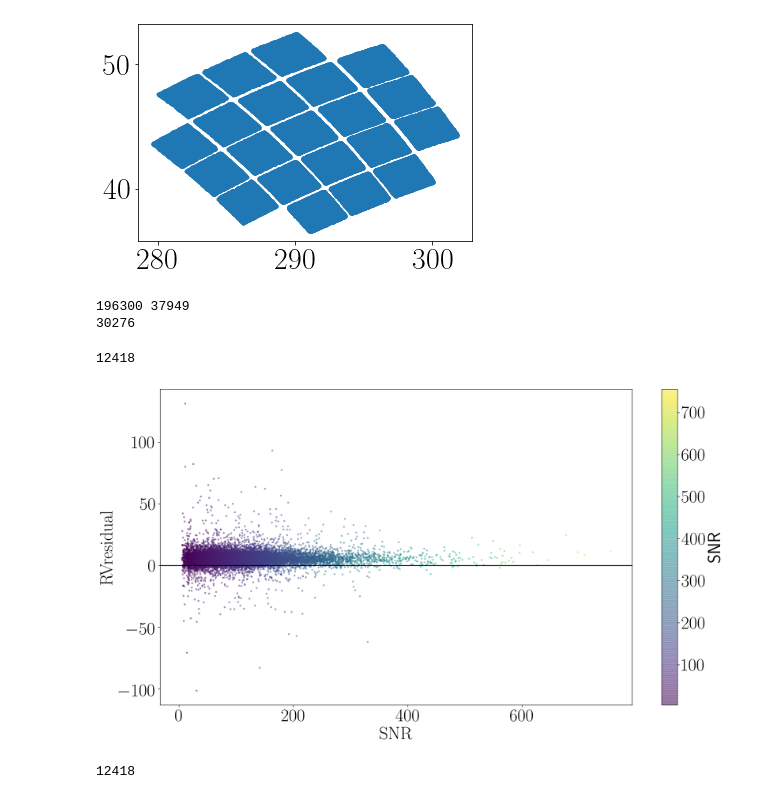
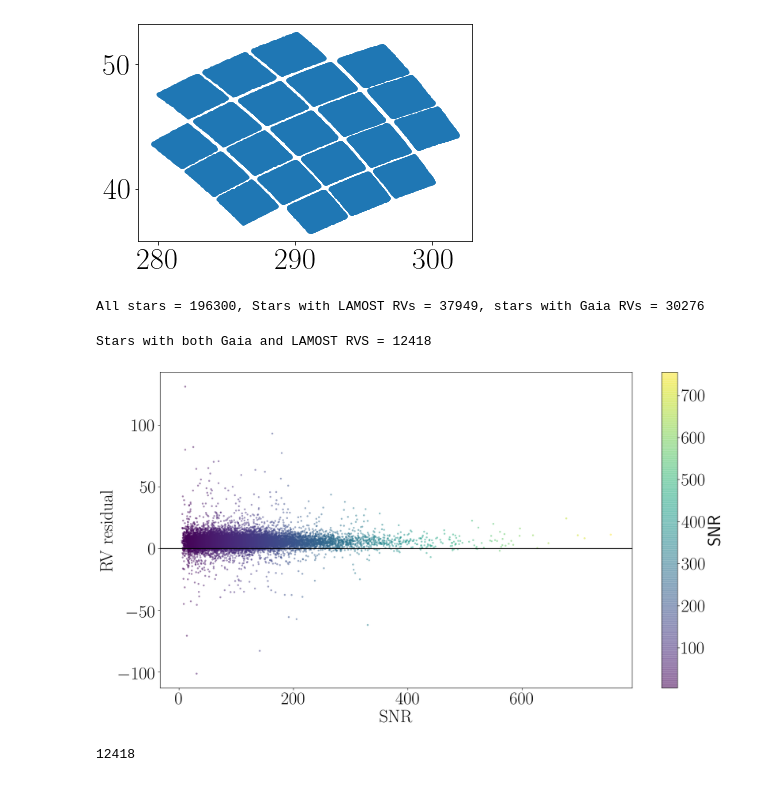
Before and after one commit to RuthAngus/kepler_kinematics, a Jupyter notebook: notebooks/Examining_the_LAMOST_crossmatch.ipynb, the cells around one changed output. Saved outputs shown, nothing was run; the diff lists cells and outputs as text; code cells hidden in the pictures.

```diff
--- a/notebooks/Examining_the_LAMOST_crossmatch.ipynb
+++ b/notebooks/Examining_the_LAMOST_crossmatch.ipynb
@@ -45,37 +28,27 @@ plt.plot(lamost_gaia.ra_6dp, lamost_gaia.dec_6dp, ".")
 [figure]
 # %%
 m = np.isfinite(lamost_gaia.stellar_rv.values)
-print(len(lamost_gaia), sum(m))
 _m = np.isfinite(lamost_gaia.radial_velocity.values) & (lamost_gaia.radial_velocity.values != 0)
-print(sum(_m))
+print(f"All stars = {len(lamost_gaia)}, Stars with LAMOST RVs = {sum(m)}, stars with Gaia RVs = {sum(_m)}")
 # %% [output]
-196300 37949
-30276
+All stars = 196300, Stars with LAMOST RVs = 37949, stars with Gaia RVs = 30276
+# %%
+m = np.isfinite(lamost_gaia.stellar_rv.values) & np.isfinite(lamost_gaia.radial_velocity.values) \
+    & (lamost_gaia.radial_velocity.values != 0) & (abs(lamost_gaia.stellar_rv_err.values) < 100)
+print(f"Stars with both Gaia and LAMOST RVS = {sum(m)}")
+# %% [output]
+Stars with both Gaia and LAMOST RVS = 12418
 # %%
-m = np.isfinite(lamost_gaia.stellar_rv.values) & np.isfinite(lamost_gaia.radial_velocity.values) \
-    & (lamost_gaia.radial_velocity.values != 0) & (abs(lamost_gaia.stellar_rv_err.values) < 100)
-print(sum(m))
-
 plt.figure(figsize=(16, 9), dpi=200)
-# plt.scatter(lamost_gaia.radial_velocity.values[m], lamost_gaia.stellar_rv.values[m],
-#             c=lamost_gaia.catalogue_snrg.values[m], zorder=0, rasterized=True)
-
 plt.scatter(lamost_gaia.catalogue_snrg.values[m], lamost_gaia.radial_velocity.values[m] - lamost_gaia.stellar_rv.values[m],
-            #lamost_gaia.stellar_rv_err.values[m],
             c=lamost_gaia.catalogue_snrg.values[m], s=10, alpha=.5, edgecolor="none", zorder=0, rasterized=True)
-
-# xs = np.linspace(-400, 100, 100)
-# plt.plot(xs, xs, "k", lw=1, zorder=1)
-# plt.ylim(-400, 100)
 plt.axhline(0, color="k")
 plt.xlabel("$\mathrm{SNR}$")
-plt.ylabel("$\mathrm{RV residual}$")
+plt.ylabel("$\mathrm{RV~residual}$")
 plt.colorbar(label="SNR")
-# plt.yscale("log")
 plt.tight_layout()
 # %% [output]
-12418
-[figure, old version]
+[figure, new version]
 # %%
 plotpar = {'axes.labelsize': 30,
                   'font.size': 22,
```
Also changed, not shown: parts of 11 cells of this notebook, 1 other file.
